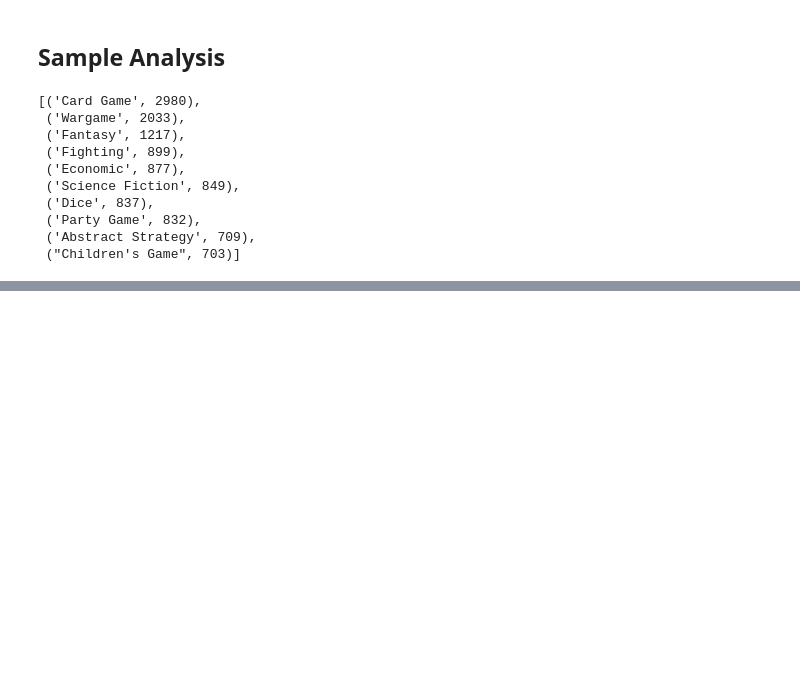
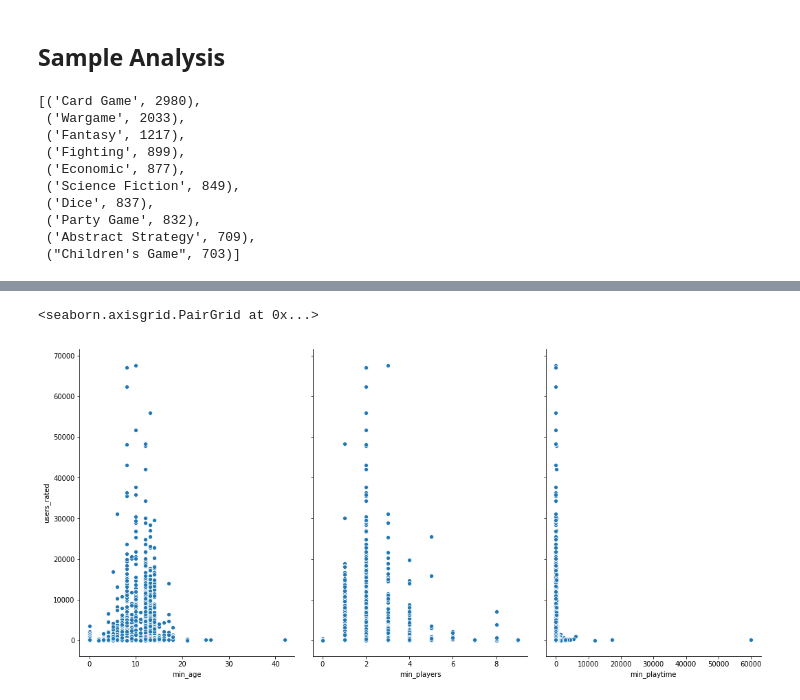
Before and after one commit to pyjanitor-devs/pyjanitor, a Jupyter notebook: examples/notebooks/board_games.ipynb, the cells around one changed output, grey strips where cells are left out. Drawn from its saved outputs; the diff is of its cells as text; code cells hidden in the pictures; blank space fills up the shorter version.

```diff
--- a/examples/notebooks/board_games.ipynb
+++ b/examples/notebooks/board_games.ipynb
@@ -49,0 +28,4 @@ df = df.drop(columns = ["image","thumbnail","compilation","game_id"]) #
+# %%
+df = pd.read_csv("https://raw.githubusercontent.com/rfordatascience/tidytuesday/master/data/2019/2019-03-12//board_games.csv")
+
+#readr::read_csv("https://raw.githubusercontent.com/rfordatascience/tidytuesday/master/data/2019/2019-03-12/board_games.csv")
@@ -78,0 +103,5 @@ sorted_dic[:10]
+# %%
+sns.pairplot(df, x_vars=['min_age','min_players','min_playtime'], y_vars='users_rated', size=7, aspect=0.7)
+# %% [output]
+<seaborn.axisgrid.PairGrid at 0x...>
+[figure, added]
```
Also changed, not shown: parts of 22 cells of this notebook.
